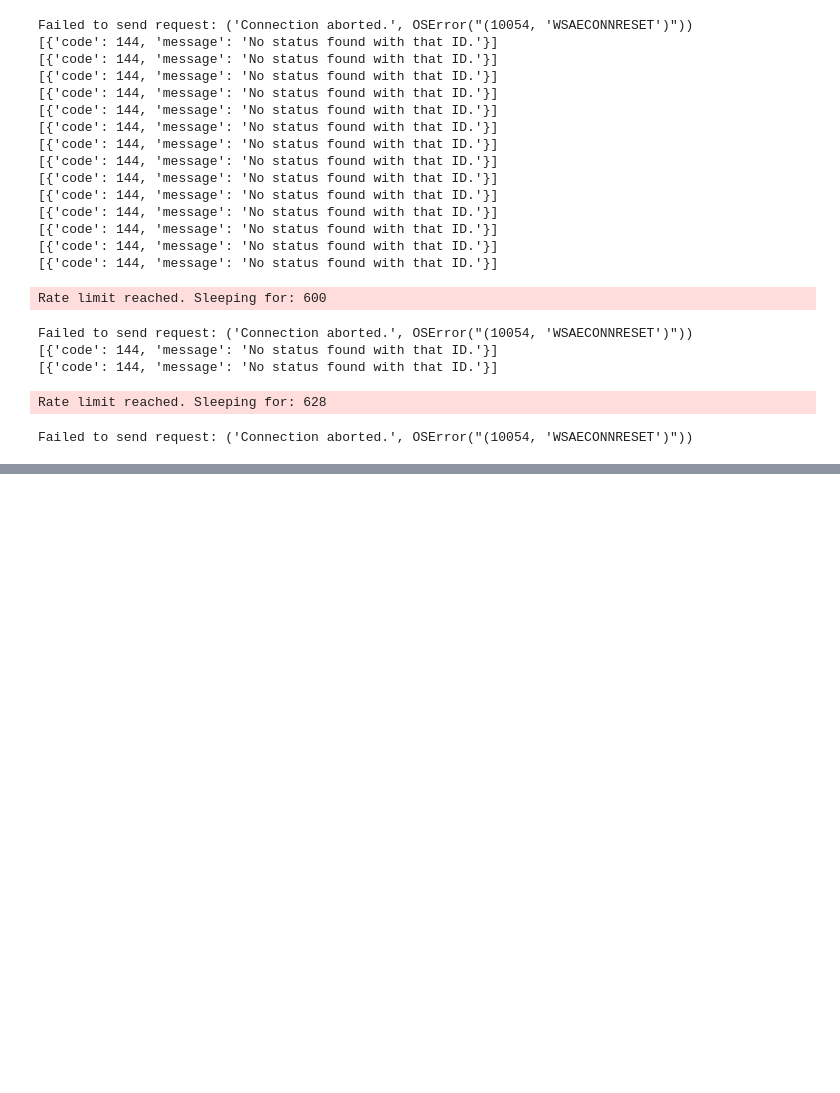
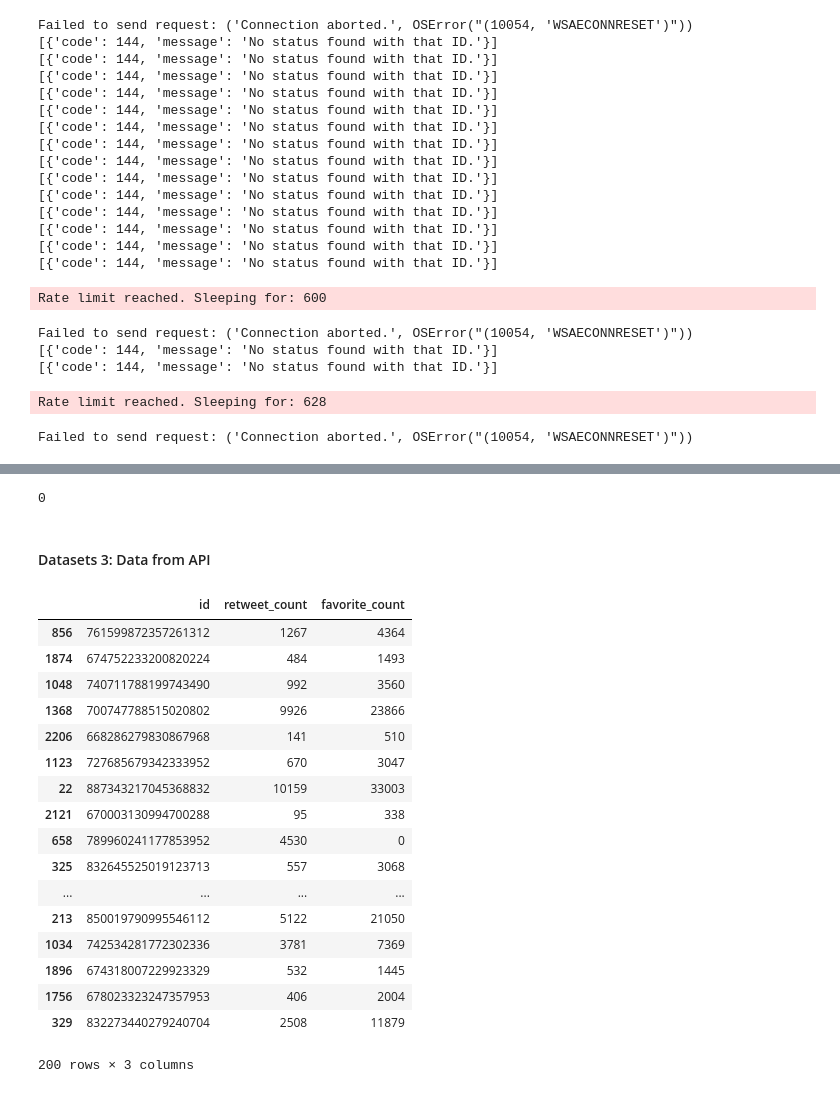
Before and after one commit to gwizamaryse/Data-Wrangling-with-Python, a Jupyter notebook: wrangle_act.ipynb, the cells around one changed output, grey strips where cells are left out. Cells and saved outputs as stored; diff of their text form; code cells hidden in the pictures; blank space fills up the shorter version.

```diff
--- a/wrangle_act.ipynb
+++ b/wrangle_act.ipynb
@@ -132,0 +336,27 @@ twitter_api_df.head()
+# %%
+image_df.duplicated().sum()
+# %% [output]
+0
+# %% [markdown]
+#### Datasets 3: Data from API
+# %%
+twitter_api_df.sample(200)
+# %% [output]
+|  | id | retweet_count | favorite_count |
+| 856 | 761599872357261312 | 1267 | 4364 |
+| 1874 | 674752233200820224 | 484 | 1493 |
+| 1048 | 740711788199743490 | 992 | 3560 |
+| 1368 | 700747788515020802 | 9926 | 23866 |
+| 2206 | 668286279830867968 | 141 | 510 |
+| 1123 | 727685679342333952 | 670 | 3047 |
+| 22 | 887343217045368832 | 10159 | 33003 |
+| 2121 | 670003130994700288 | 95 | 338 |
+| 658 | 789960241177853952 | 4530 | 0 |
+| 325 | 832645525019123713 | 557 | 3068 |
+| ... | ... | ... | ... |
+| 213 | 850019790995546112 | 5122 | 21050 |
+| 1034 | 742534281772302336 | 3781 | 7369 |
+| 1896 | 674318007229923329 | 532 | 1445 |
+| 1756 | 678023323247357953 | 406 | 2004 |
+| 329 | 832273440279240704 | 2508 | 11879 |
+200 rows × 3 columns
```
Also changed, not shown: parts of 33 cells of this notebook, 2 other files.
